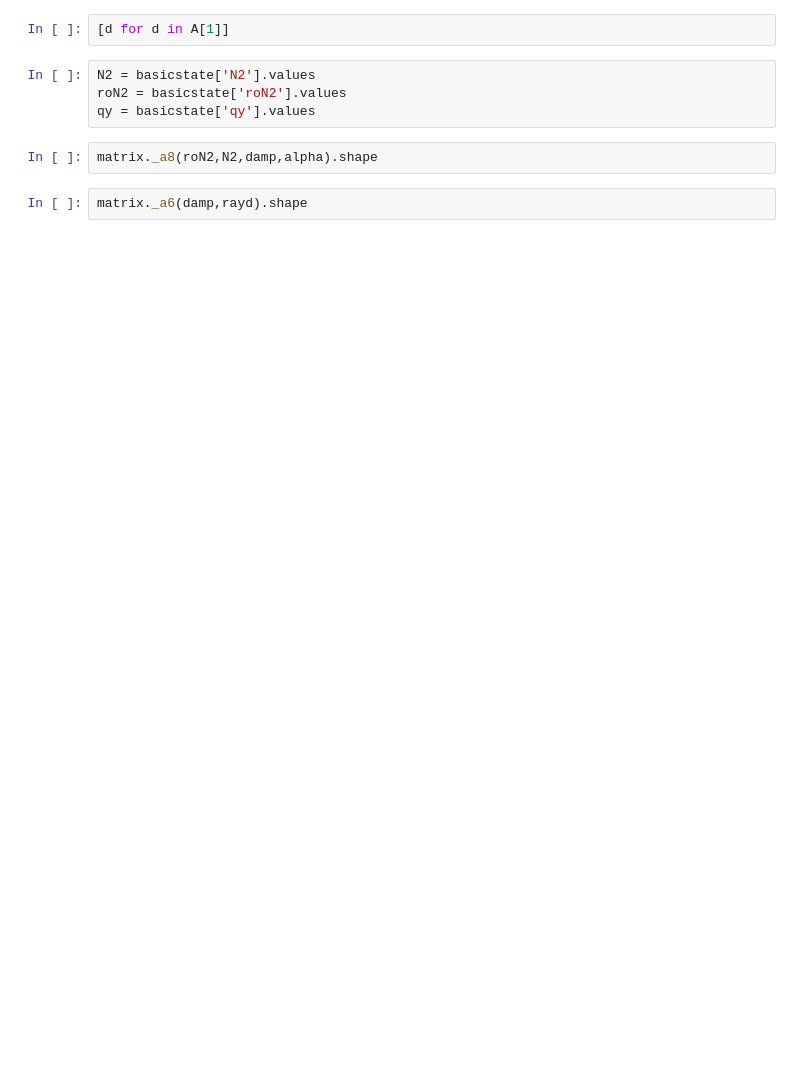
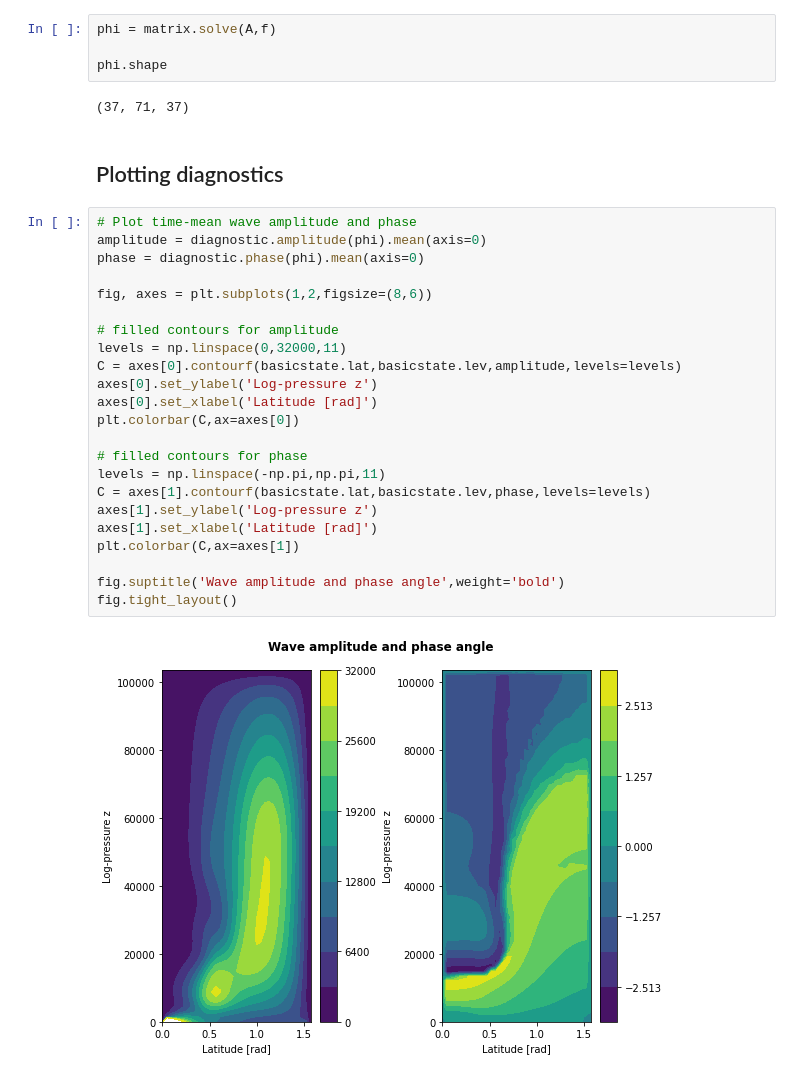
Before and after one commit to wwicker/wavegeometry_model, a Jupyter notebook: run/run.ipynb, the cells around one changed output. Cells and saved outputs as stored; diff of their text form; blank space fills up the shorter version.

```diff
--- a/run/run.ipynb
+++ b/run/run.ipynb
@@ -54,10 +75,33 @@ ValueError: could not broadcast input array from shape (37,37) into shape (37)
-# %%
-[d for d in A[1]]
-# %%
-N2 = basicstate['N2'].values
-roN2 = basicstate['roN2'].values
-qy = basicstate['qy'].values
-# %%
-matrix._a8(roN2,N2,damp,alpha).shape
-# %%
-matrix._a6(damp,rayd).shape
+# %%
+phi = matrix.solve(A,f)
+
+phi.shape
+# %% [output]
+(37, 71, 37)
+# %% [markdown]
+## Plotting diagnostics
+# %%
+# Plot time-mean wave amplitude and phase
+amplitude = diagnostic.amplitude(phi).mean(axis=0)
+phase = diagnostic.phase(phi).mean(axis=0)
+
+fig, axes = plt.subplots(1,2,figsize=(8,6))
+
+# filled contours for amplitude
+levels = np.linspace(0,32000,11)
+C = axes[0].contourf(basicstate.lat,basicstate.lev,amplitude,levels=levels)
+axes[0].set_ylabel('Log-pressure z')
+axes[0].set_xlabel('Latitude [rad]')
+plt.colorbar(C,ax=axes[0])
+
+# filled contours for phase
+levels = np.linspace(-np.pi,np.pi,11)
+C = axes[1].contourf(basicstate.lat,basicstate.lev,phase,levels=levels)
+axes[1].set_ylabel('Log-pressure z')
+axes[1].set_xlabel('Latitude [rad]')
+plt.colorbar(C,ax=axes[1])
+
+fig.suptitle('Wave amplitude and phase angle',weight='bold')
+fig.tight_layout()
+# %% [output]
+[figure, added]
```
Also changed, not shown: parts of 11 cells of this notebook, 1 other file.
